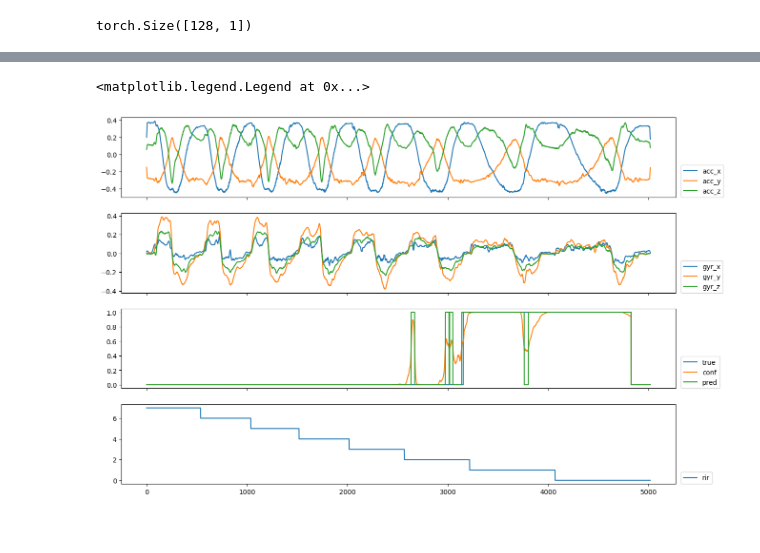
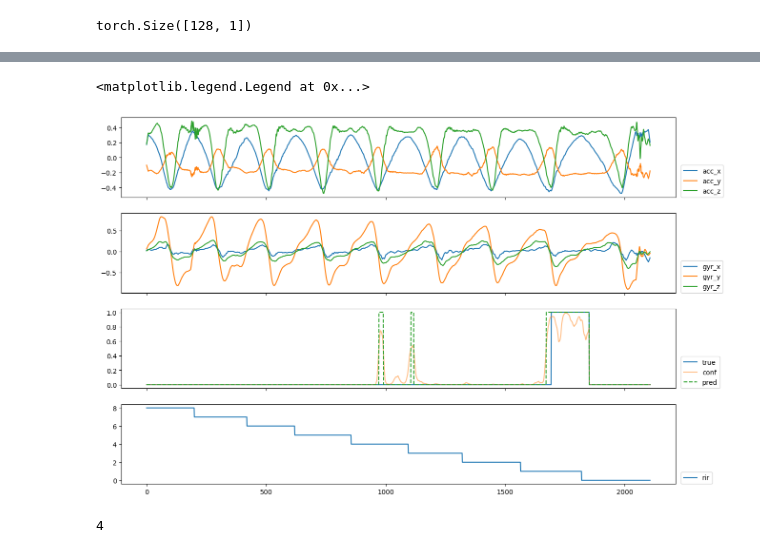
Before and after one commit to Musa-Azeem/AI-hypertrophy-coach, a Jupyter notebook: ml-notebooks/temporal.ipynb, the cells around one changed output, grey strips where cells are left out. Cells and saved outputs as stored; diff of their text form; code cells hidden in the pictures.

```diff
--- a/ml-notebooks/temporal.ipynb
+++ b/ml-notebooks/temporal.ipynb
@@ -123,7 +123,7 @@ df[['gyr_x', 'gyr_y', 'gyr_z']] = (df[['gyr_x', 'gyr_y', 'gyr_z']] / 250.0).clip
 winsize = 256
 stride = 2
 
-n_LSTM_windows = 8
+n_LSTM_windows = 16
 LSTM_stride = 64
 print(winsize, stride)
 
@@ -377,18 +440,19 @@ class Loss(nn.Module):
 # %%
 lstm_config = {
-    'num_layers': 2,
-    'hidden_size': 512,
-    'dropout': 0.0,
-    'skip_channels': 512,
+    'num_layers': 4,
+    'hidden_size': 192,
+    'dropout': 0.1,
+    'skip_channels': 192,
     'linear_hidden_size': 0,
     'freeze': True,
     'num_windows': n_LSTM_windows,
+    'seg_proj_size': 192,
 }
 # %%
-config = json.load(open('../logs/search256-2/1/config.json'))
+# config = json.load(open('../logs/search256-2/1/config.json'))
+# weights = torch.load('../logs/search256-2/1/best_model.pth')
+weights, config = torch.load('../best_model-class-83.pth')
 config['lstm_config'] = lstm_config
-weights = torch.load('../logs/search256-2/1/best_model.pth')
-# weights, config = torch.load('../best_model-class-0.78.pth')
 trainloader = DataLoader(train_dataset, batch_size=128, shuffle=True)
 valloader = DataLoader(val_dataset, batch_size=128, shuffle=False)
 device = 'cuda'
@@ -397,9 +461,10 @@ model = LSTMNet(config).to(device)
 model.encoder.load_state_dict(weights)
 model.encoder.freeze()
 
-criterion = Loss()#nn.BCEWithLogitsLoss()
+criterion = Loss(device)#nn.BCEWithLogitsLoss()
 optimizer = model.get_optimizer(lr=3e-4, weight_decay=1e-4)
 
 print(sum(p.numel() for p in model.encoder.parameters()))
 print(sum(p.numel() for p in model.parameters() if p.requires_grad))
+model.eval();
 # %% [output]
@@ -556,15 +642,17 @@ ROC AUC: 0.9134
 # %%
 # full session
-session_id = val_ids[7]
+session_id = val_ids[0]
+interval = 1
 
 session = df[df['session_id'] == session_id]
-session_dataset = IMUDataset(session, winsize, 1, full_winsize, n_LSTM_windows, LSTM_stride, transform=None, aug=False)
+session_dataset = IMUDataset(session, winsize, interval, full_winsize, n_LSTM_windows, LSTM_stride, transform=None, aug=False)
 session.loc[:,['acc_x', 'acc_y', 'acc_z', 'gyr_x', 'gyr_y', 'gyr_z']] = \
     moving_average(torch.from_numpy(session[['acc_x', 'acc_y', 'acc_z', 'gyr_x', 'gyr_y', 'gyr_z']].values.T)).numpy().T
 
 confs = []
 ys = []
 ypreds = []
+
 with torch.no_grad():
     # i = 0
     for i,(X,y) in enumerate(session_dataset):
@@ -577,43 +665,49 @@ with torch.no_grad():
 ys = torch.cat(ys).numpy()
 ypreds = torch.cat(ypreds).numpy()
 confs = torch.cat(confs).numpy()
 
 ys = np.concat([
-    np.zeros(n_LSTM_windows * LSTM_stride),
-    np.repeat(ys, 1),
-    np.zeros(session.shape[0] - ys.shape[0] - n_LSTM_windows * LSTM_stride),
+    np.zeros(full_winsize - winsize),
+    np.repeat(ys, interval),
+    np.zeros(session.shape[0] - ((len(session_dataset)-1) * interval + full_winsize) + winsize),
 ])
 ypreds = np.concat([
-    np.zeros(n_LSTM_windows * LSTM_stride),
-    np.repeat(ypreds, 1),
-    np.zeros(session.shape[0] - ypreds.shape[0] - n_LSTM_windows * LSTM_stride),
+    np.zeros(full_winsize - winsize),
+    np.repeat(ypreds, interval),
+    np.zeros(session.shape[0] - ((len(session_dataset)-1) * interval + full_winsize) + winsize),
 ])
 confs = np.concat([
-    np.zeros(n_LSTM_windows * LSTM_stride),
-    np.repeat(confs, 1),
-    np.zeros(session.shape[0] - confs.shape[0] - n_LSTM_windows * LSTM_stride),
+    np.zeros(full_winsize - winsize),
+    np.repeat(confs, interval),
+    np.zeros(session.shape[0] - ((len(session_dataset)-1) * interval + full_winsize) + winsize),
 ])
 
 fig, axes = plt.subplots(4,1, sharex=True, figsize=(15,10))
 axes[0].plot(session['acc_x'].values, label='acc_x')
 axes[0].plot(session['acc_y'].values, label='acc_y')
 axes[0].plot(session['acc_z'].values, label='acc_z')
 
 axes[1].plot(session['gyr_x'].values, label='gyr_x')
 axes[1].plot(session['gyr_y'].values, label='gyr_y')
 axes[1].plot(session['gyr_z'].values, label='gyr_z')
 
 axes[2].plot(ys, label='true')
-axes[2].plot(confs, label='conf')
-axes[2].plot(ypreds, label='pred')
+axes[2].plot(confs, label='conf', alpha=0.5)
+axes[2].plot(ypreds, label='pred', linestyle='--')
 
 axes[3].plot(session['rir'].values, label='rir')
-
 
 axes[0].legend(loc=(1.01, 0))
 axes[1].legend(loc=(1.01, 0))
 axes[2].legend(loc=(1.01, 0))
 axes[3].legend(loc=(1.01, 0))
+
+# for i in range(0, len(session), interval):
+#     axes[2].axvline(i, color='red', linestyle='--')
 # %% [output]
 <matplotlib.legend.Legend at 0x...>
-[figure, old version]
+[figure, new version]
+# %%
+winsize // interval
+# %% [output]
+4
```
Also changed, not shown: parts of 10 cells of this notebook, 4 other files.
